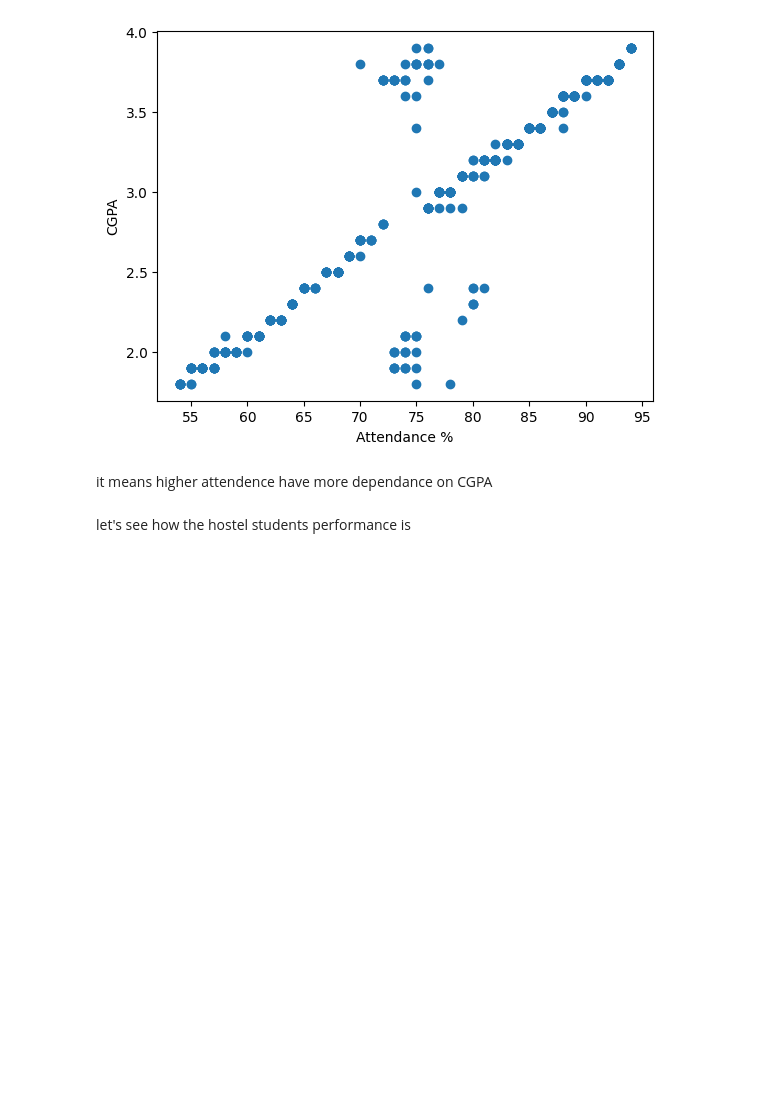
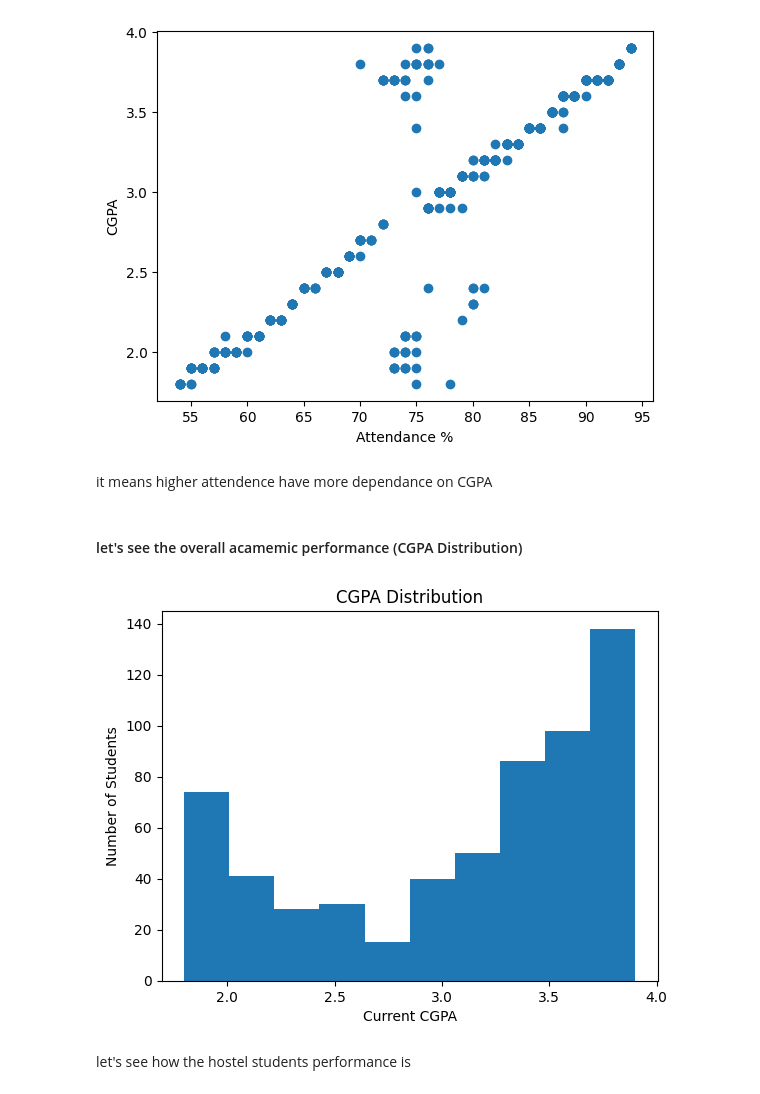
Before and after one commit to me-muzammil-tahir/Students-risk-analyzer-and-predictor, a Jupyter notebook: project.ipynb, the cells around one changed output. Drawn from its saved outputs; the diff is of its cells as text; code cells hidden in the pictures; blank space fills up the shorter version.

```diff
--- a/project.ipynb
+++ b/project.ipynb
@@ -288,6 +297,17 @@ plt.show()
 [figure]
 # %% [markdown]
 it means higher attendence have more dependance on CGPA
+# %% [markdown]
+#### let's see the overall acamemic performance (CGPA Distribution)
+# %%
+plt.figure()
+plt.hist(data['current_cgpa'], bins=10)
+plt.xlabel("Current CGPA")
+plt.ylabel("Number of Students")
+plt.title("CGPA Distribution")
+plt.show()
+# %% [output]
+[figure, added]
 # %% [markdown]
 let's see how the hostel students performance is
 # %%
```
Also changed, not shown: parts of 2 cells of this notebook.
